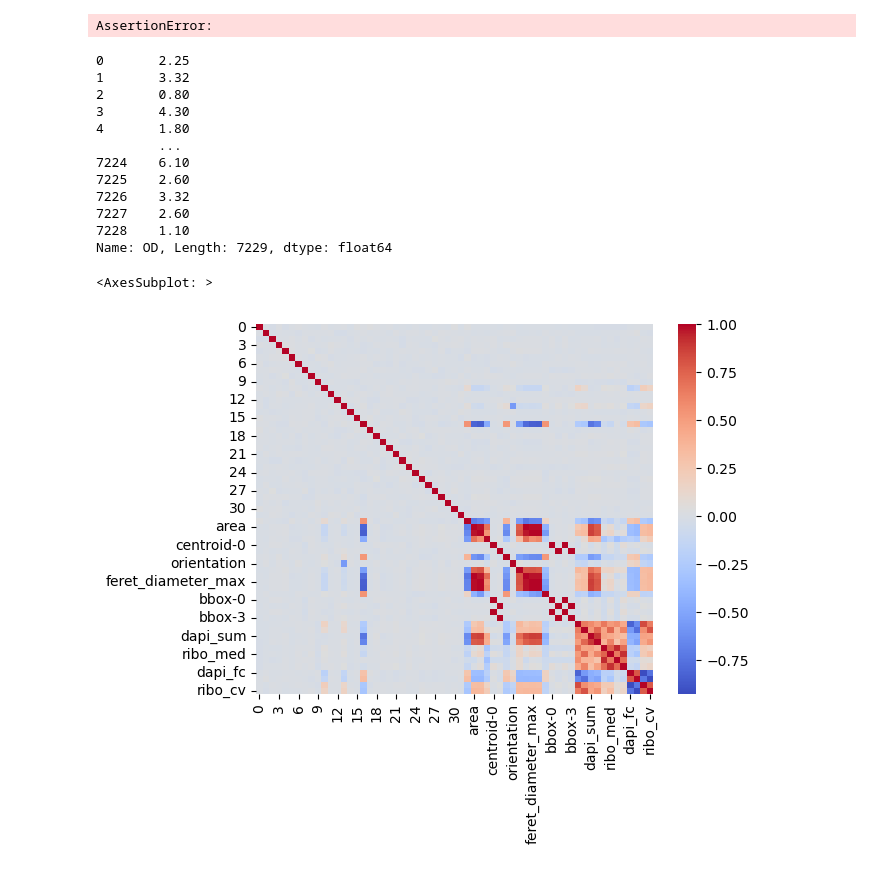
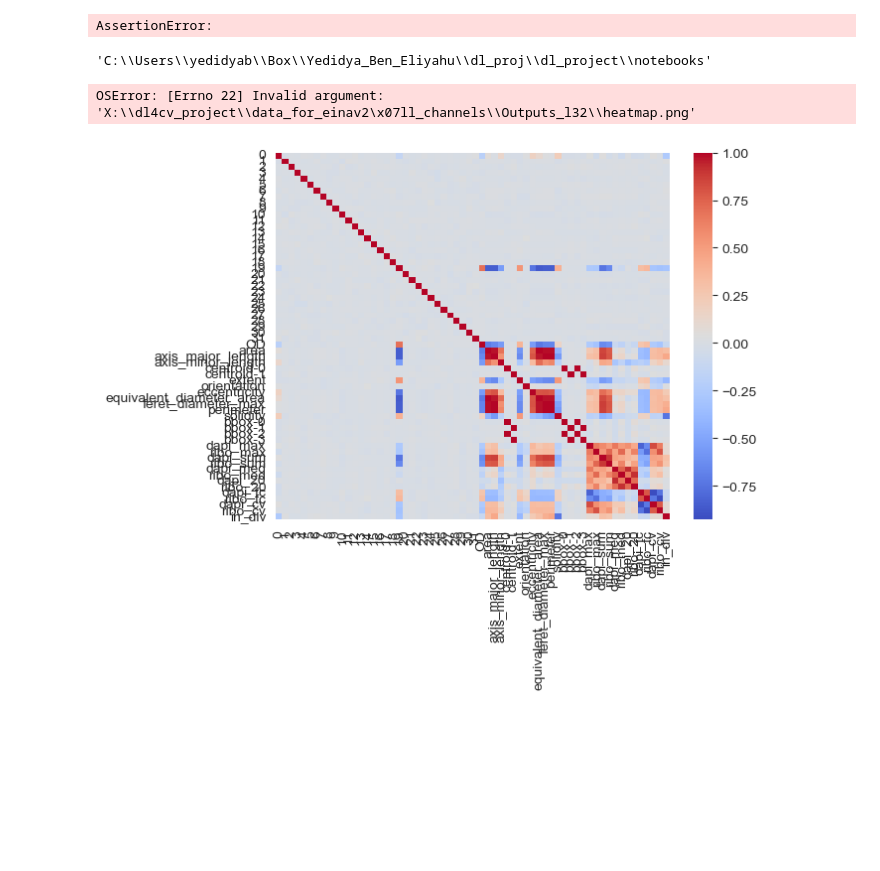
Before and after one commit to Yedidya-be/dl_project, a Jupyter notebook: notebooks/test_data_analyze.ipynb, the cells around one changed output. Drawn from its saved outputs; the diff is of its cells as text; code cells hidden in the pictures; blank space fills up the shorter version.

```diff
--- a/notebooks/test_data_analyze.ipynb
+++ b/notebooks/test_data_analyze.ipynb
@@ -127,23 +129,13 @@ AssertionError:
 # %%
 merged_df = encoding.merge(df, on='fov_label')
 correlation = merged_df.corr()
-# %%
-merged_df.OD
-# %% [output]
-0       2.25
-1       3.32
-2       0.80
-3       4.30
-4       1.80
-        ...
-7224    6.10
-7225    2.60
-7226    3.32
-7227    2.60
-7228    1.10
-Name: OD, Length: 7229, dtype: float64
+# %%
+os.getcwd()
+# %% [output]
+'C:\\Users\\yedidyab\\Box\\Yedidya_Ben_Eliyahu\\dl_proj\\dl_project\\notebooks'
 # %%
-sns.heatmap(correlation, annot=False, cmap='coolwarm')
+sns.heatmap(correlation, annot=False, cmap='coolwarm', xticklabels=True, yticklabels=True)
+plt.savefig('heatmap.png')
 # %% [output]
-<AxesSubplot: >
+OSError: [Errno 22] Invalid argument: 'X:\\dl4cv_project\\data_for_einav2\x07ll_channels\\Outputs_l32\\heatmap.png'
-[figure, old version]
+[figure, new version]
```
Also changed, not shown: parts of 11 cells of this notebook, 3 other files.
